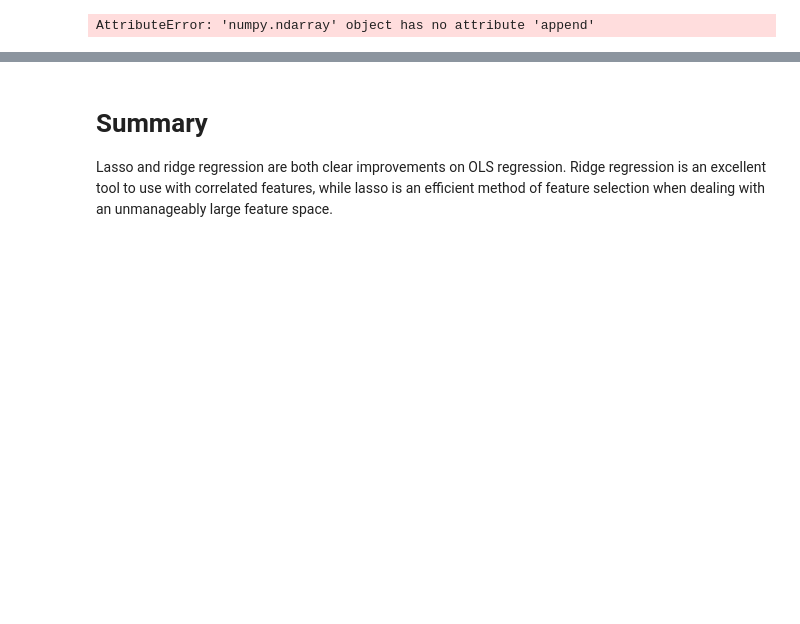
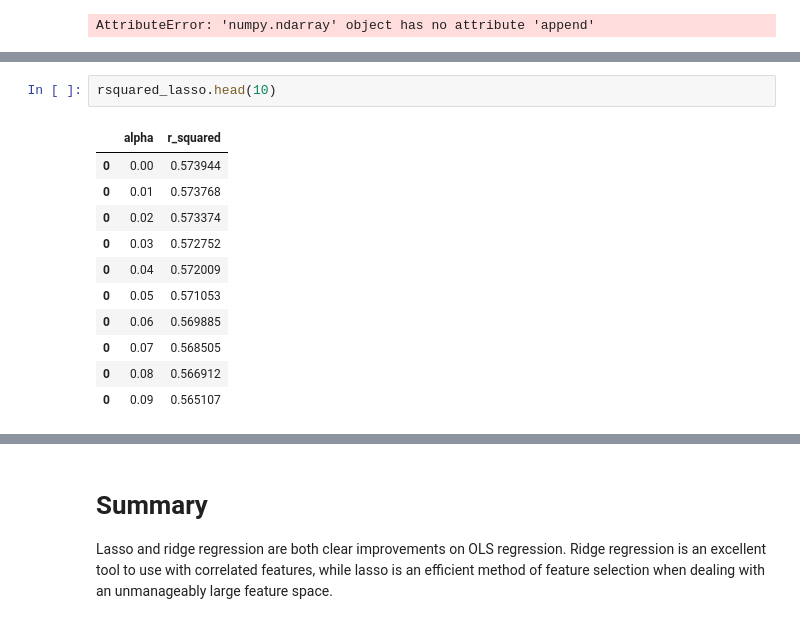
Before and after one commit to str007/Thinkful, a Jupyter notebook: Lasso_Regression_Drill.ipynb, the cells around one changed output, grey strips where cells are left out. Saved outputs shown, nothing was run; the diff lists cells and outputs as text; blank space fills up the shorter version.

```diff
--- a/Lasso_Regression_Drill.ipynb
+++ b/Lasso_Regression_Drill.ipynb
@@ -166,0 +200,14 @@ array(0.57388167)
+# %%
+rsquared_lasso.head(10)
+# %% [output]
+|  | alpha | r_squared |
+| 0 | 0.00 | 0.573944 |
+| 0 | 0.01 | 0.573768 |
+| 0 | 0.02 | 0.573374 |
+| 0 | 0.03 | 0.572752 |
+| 0 | 0.04 | 0.572009 |
+| 0 | 0.05 | 0.571053 |
+| 0 | 0.06 | 0.569885 |
+| 0 | 0.07 | 0.568505 |
+| 0 | 0.08 | 0.566912 |
+| 0 | 0.09 | 0.565107 |
```
Also changed, not shown: parts of 6 cells of this notebook.
